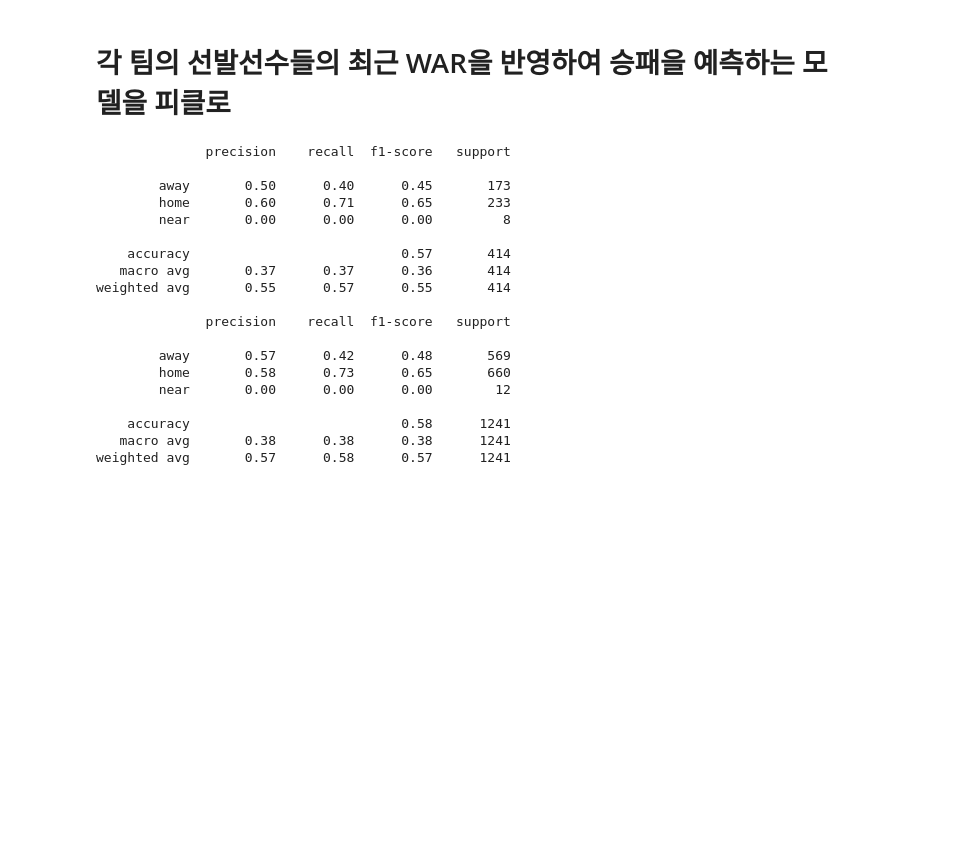
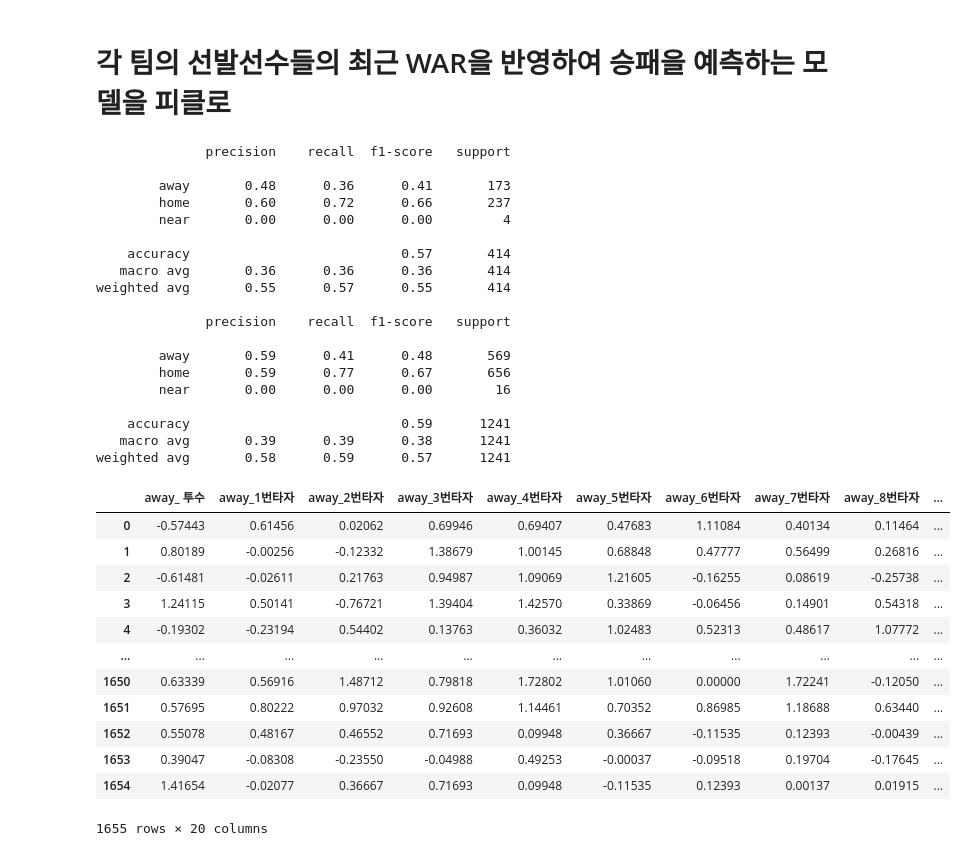
Before and after one commit to Woosub-Kim/Project_KBO_Predict, a Jupyter notebook: Pickle.ipynb, the cells around one changed output. Saved outputs shown, nothing was run; the diff lists cells and outputs as text; code cells hidden in the pictures; blank space fills up the shorter version.

```diff
--- a/Pickle.ipynb
+++ b/Pickle.ipynb
@@ -6,19 +6,23 @@ from BaseballGameResult import result_fnc0, result_fnc1
 #1차 모델링 WAR정보가 없는 경우 0
 import pandas as pd
 game_war = pd.read_csv('game_war.csv', encoding='cp949')
-
 game_score = pd.read_csv('game_score.csv', encoding = 'cp949', header=None)
 game_score.columns = ['경기', '결과']
 
 df = pd.merge(game_war, game_score , on='경기' )
-df['결과'] = df.결과.apply(lambda x: int(x.split(':')[0])-int(x.split(':')[1]) )
+df['결과'] = df.결과.apply(lambda x: int(x.split(':')[1])-int(x.split(':')[0]) )
+from BaseballGameResult import result_fnc0,  result_fnc1
 #승1패
 #df['결과'] = df.결과.apply(result_fnc1)
 #승무패
 df['결과'] = df.결과.apply(result_fnc0)
-
+drop = ['away_ 1루수', 'away_ 2루수', 'away_ 3루수', 'away_ 우익수', 'away_ 유격수',
+       'away_ 좌익수', 'away_ 중견수', '경기', '결과', 'Unnamed: 0', 'away_ 포수','home_ 1루수', 'home_ 2루수',
+       'home_ 3루수', 'home_ 우익수', 'home_ 유격수', 'home_ 좌익수', 'home_ 중견수',
+       'home_ 포수'
+       ]
 y = df.결과
-x = df.drop(['경기','결과', 'Unnamed: 0'], axis=1)
+x = df.drop(drop, axis=1)
 
 
 from sklearn.model_selection import train_test_split
@@ -46,24 +50,40 @@ print(report_over_fit)
 # %% [output]
               precision    recall  f1-score   support
 
-        away       0.50      0.40      0.45       173
-        home       0.60      0.71      0.65       233
-        near       0.00      0.00      0.00         8
+        away       0.48      0.36      0.41       173
+        home       0.60      0.72      0.66       237
+        near       0.00      0.00      0.00         4
 
     accuracy                           0.57       414
-   macro avg       0.37      0.37      0.36       414
+   macro avg       0.36      0.36      0.36       414
 weighted avg       0.55      0.57      0.55       414
 
               precision    recall  f1-score   support
 
-        away       0.57      0.42      0.48       569
-        home       0.58      0.73      0.65       660
-        near       0.00      0.00      0.00        12
+        away       0.59      0.41      0.48       569
+        home       0.59      0.77      0.67       656
+        near       0.00      0.00      0.00        16
 
-    accuracy                           0.58      1241
-   macro avg       0.38      0.38      0.38      1241
-weighted avg       0.57      0.58      0.57      1241
+    accuracy                           0.59      1241
+   macro avg       0.39      0.39      0.38      1241
+weighted avg       0.58      0.59      0.57      1241
 # %%
 import pickle
 with open('KBOpredictor.pickle','wb') as f:
     pickle.dump(lr,f)
+# %%
+x
+# %% [output]
+|  | away_ 투수 | away_1번타자 | away_2번타자 | away_3번타자 | away_4번타자 | away_5번타자 | away_6번타자 | away_7번타자 | away_8번타자 | ... |
+| 0 | -0.57443 | 0.61456 | 0.02062 | 0.69946 | 0.69407 | 0.47683 | 1.11084 | 0.40134 | 0.11464 | ... |
+| 1 | 0.80189 | -0.00256 | -0.12332 | 1.38679 | 1.00145 | 0.68848 | 0.47777 | 0.56499 | 0.26816 | ... |
+| 2 | -0.61481 | -0.02611 | 0.21763 | 0.94987 | 1.09069 | 1.21605 | -0.16255 | 0.08619 | -0.25738 | ... |
+| 3 | 1.24115 | 0.50141 | -0.76721 | 1.39404 | 1.42570 | 0.33869 | -0.06456 | 0.14901 | 0.54318 | ... |
+| 4 | -0.19302 | -0.23194 | 0.54402 | 0.13763 | 0.36032 | 1.02483 | 0.52313 | 0.48617 | 1.07772 | ... |
+| ... | ... | ... | ... | ... | ... | ... | ... | ... | ... | ... |
+| 1650 | 0.63339 | 0.56916 | 1.48712 | 0.79818 | 1.72802 | 1.01060 | 0.00000 | 1.72241 | -0.12050 | ... |
+| 1651 | 0.57695 | 0.80222 | 0.97032 | 0.92608 | 1.14461 | 0.70352 | 0.86985 | 1.18688 | 0.63440 | ... |
+| 1652 | 0.55078 | 0.48167 | 0.46552 | 0.71693 | 0.09948 | 0.36667 | -0.11535 | 0.12393 | -0.00439 | ... |
+| 1653 | 0.39047 | -0.08308 | -0.23550 | -0.04988 | 0.49253 | -0.00037 | -0.09518 | 0.19704 | -0.17645 | ... |
+| 1654 | 1.41654 | -0.02077 | 0.36667 | 0.71693 | 0.09948 | -0.11535 | 0.12393 | 0.00137 | 0.01915 | ... |
+1655 rows × 20 columns
```
Also changed, not shown: 2 other files.
